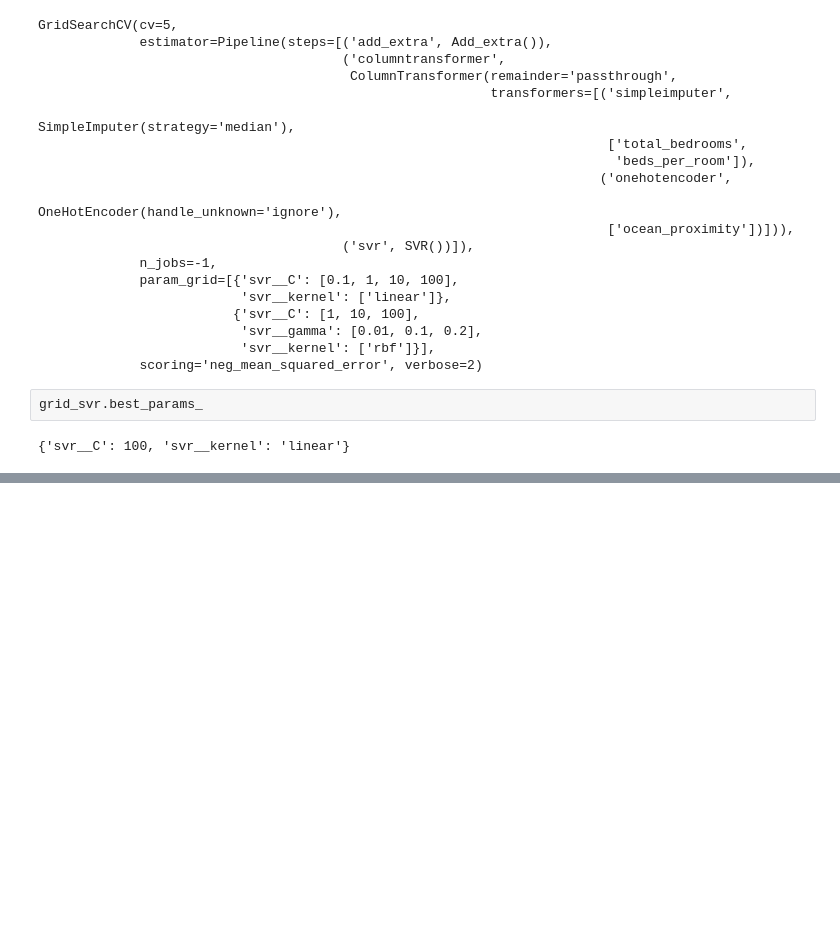
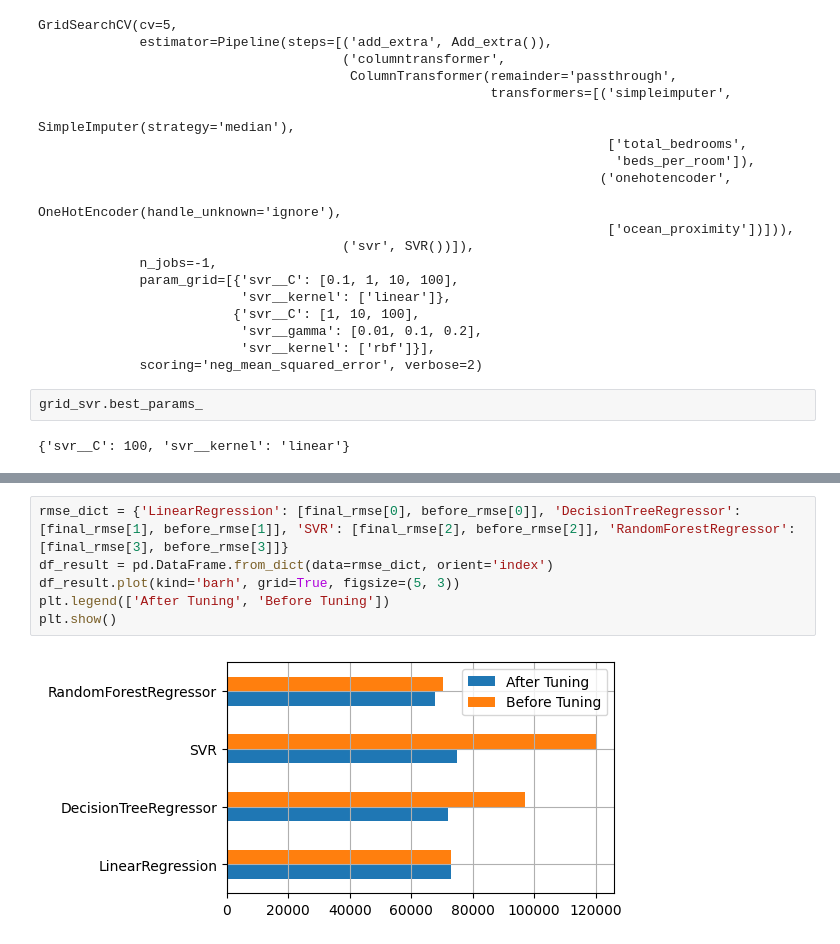
Before and after one commit to Nikolaidp24/Machine-Learning, a Jupyter notebook: Housing_Price/housing_explained.ipynb, the cells around one changed output, grey strips where cells are left out. Saved outputs shown, nothing was run; the diff lists cells and outputs as text; blank space fills up the shorter version.

```diff
--- a/Housing_Price/housing_explained.ipynb
+++ b/Housing_Price/housing_explained.ipynb
@@ -483,0 +476,8 @@ plt.show()
+# %%
+rmse_dict = {'LinearRegression': [final_rmse[0], before_rmse[0]], 'DecisionTreeRegressor': [final_rmse[1], before_rmse[1]], 'SVR': [final_rmse[2], before_rmse[2]], 'RandomForestRegressor': [final_rmse[3], before_rmse[3]]}
+df_result = pd.DataFrame.from_dict(data=rmse_dict, orient='index')
+df_result.plot(kind='barh', grid=True, figsize=(5, 3))
+plt.legend(['After Tuning', 'Before Tuning'])
+plt.show()
+# %% [output]
+[figure, added]
```
Also changed, not shown: parts of 17 cells of this notebook.
